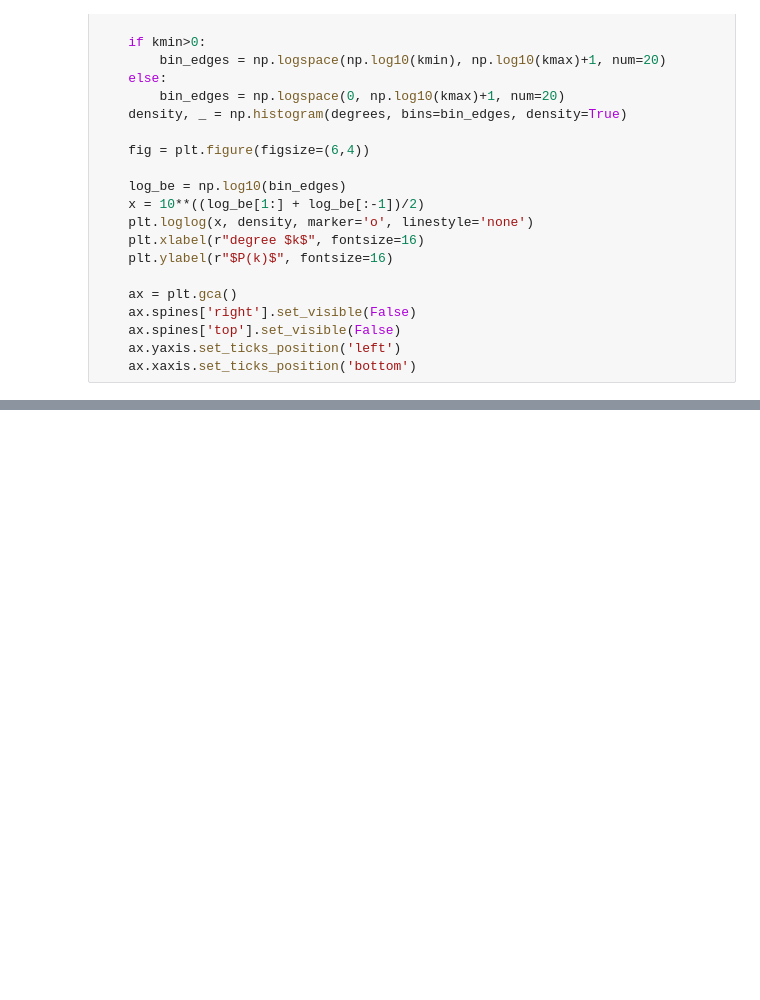
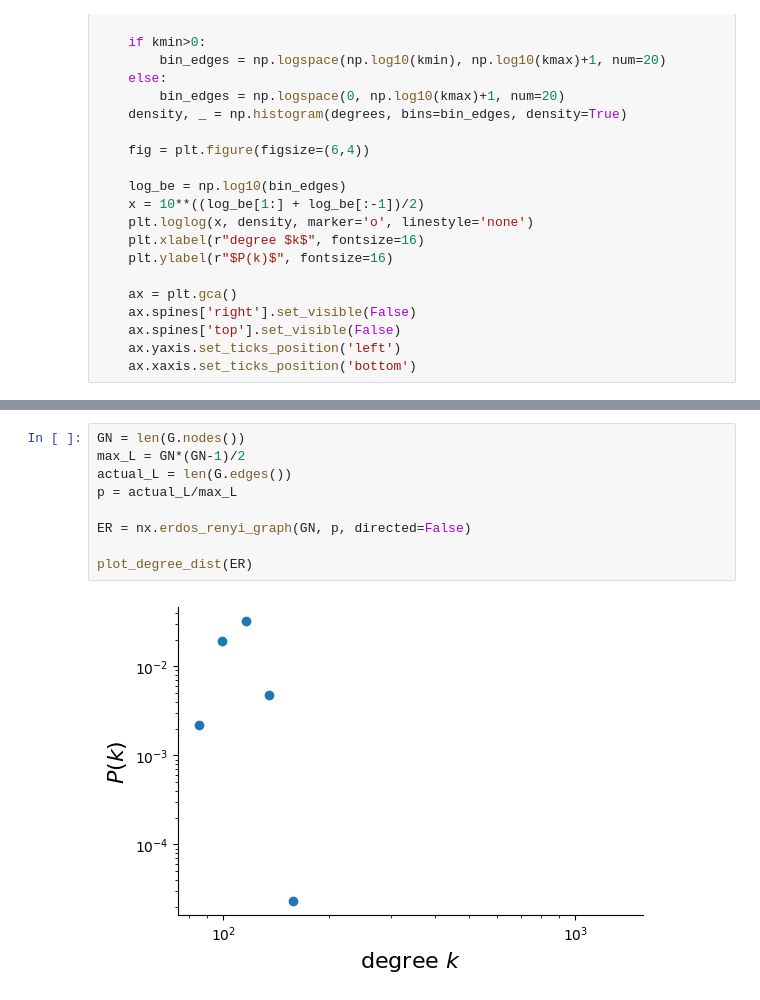
Before and after one commit to deliarm/672_final, a Jupyter notebook: main.ipynb, the cells around one changed output, grey strips where cells are left out. Cells and saved outputs as stored; diff of their text form; blank space fills up the shorter version.

```diff
--- a/main.ipynb
+++ b/main.ipynb
@@ -285,0 +290,11 @@ Average Shortest Path:  2.728443762372391
+# %%
+GN = len(G.nodes())
+max_L = GN*(GN-1)/2
+actual_L = len(G.edges())
+p = actual_L/max_L
+
+ER = nx.erdos_renyi_graph(GN, p, directed=False)
+
+plot_degree_dist(ER)
+# %% [output]
+[figure, added]
```
Also changed, not shown: parts of 9 cells of this notebook.
